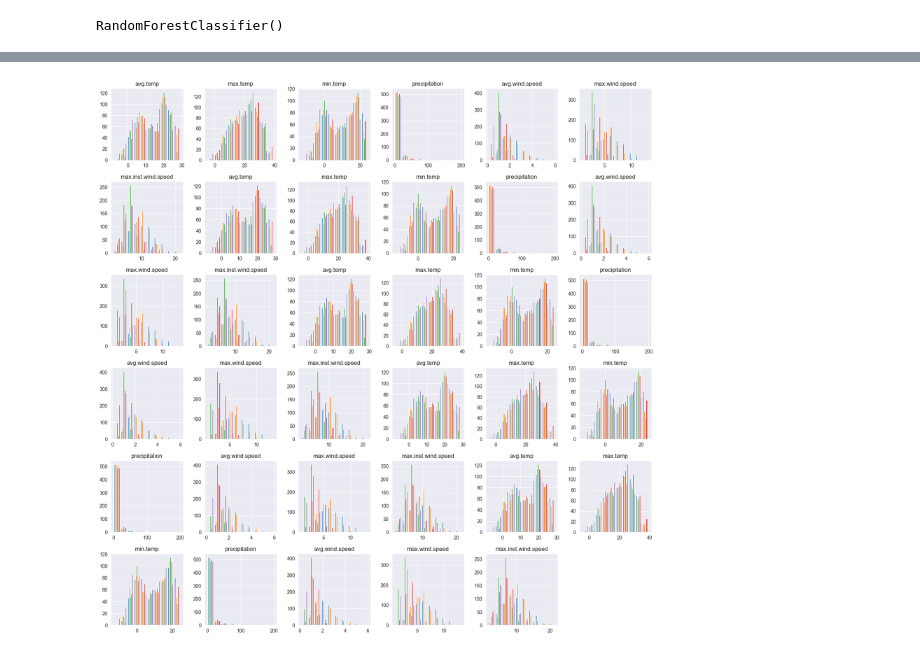
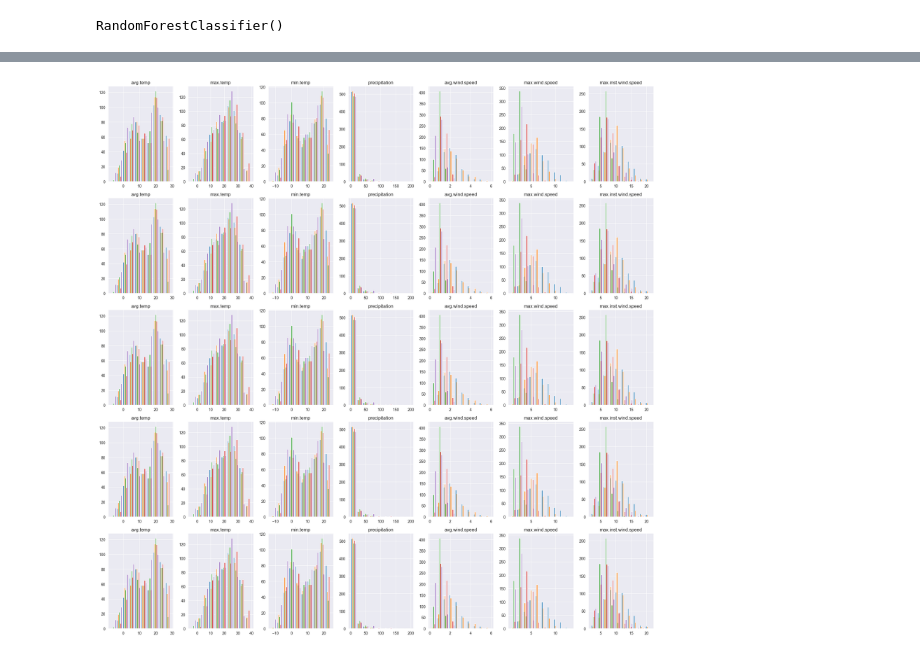
Before and after one commit to pamquale/weatherPredict, a Jupyter notebook: weather.ipynb, the cells around one changed output, grey strips where cells are left out. Cells and saved outputs as stored; diff of their text form; code cells hidden in the pictures.

```diff
--- a/weather.ipynb
+++ b/weather.ipynb
@@ -101,10 +197,11 @@ solution_format
 solution_format.index = final_file['date']
 solution_format.to_csv('solution_format.csv', index_label='date', header=['label'], quoting=1)
 # %%
-train.hist(figsize=(20, 20))
+train.hist(figsize=(20, 20), layout=(5, 7))
+plt.tight_layout()
 plt.show()
 # %% [output]
-[figure, old version]
+[figure, new version]
 # %%
 corr_matrix = train.corr()
 plt.figure(figsize=(20, 20))
```
Also changed, not shown: parts of 9 cells of this notebook, 24 other files.
